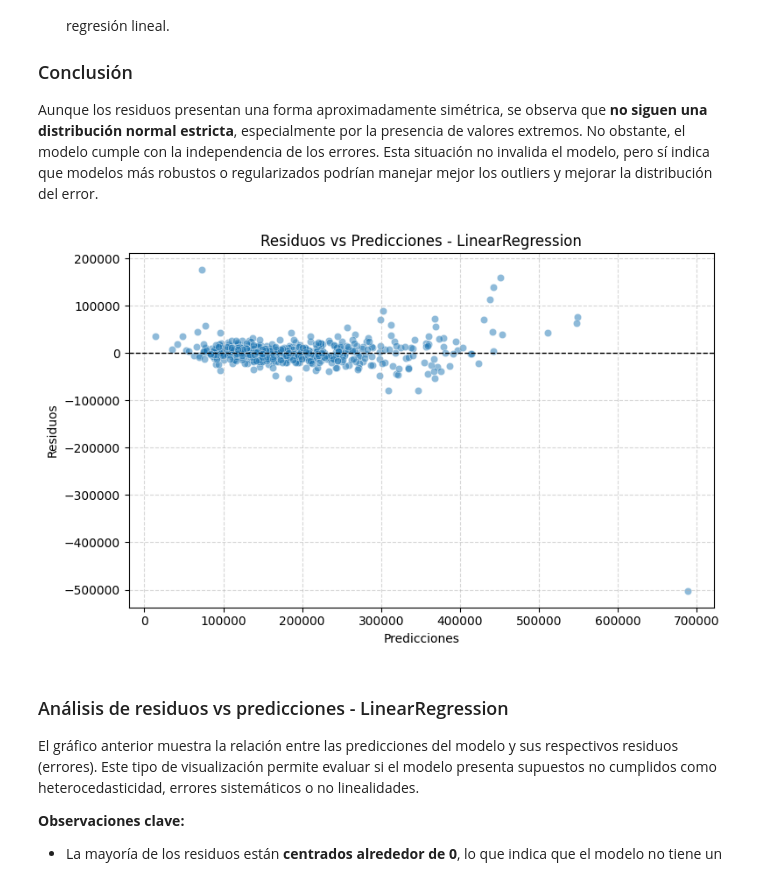
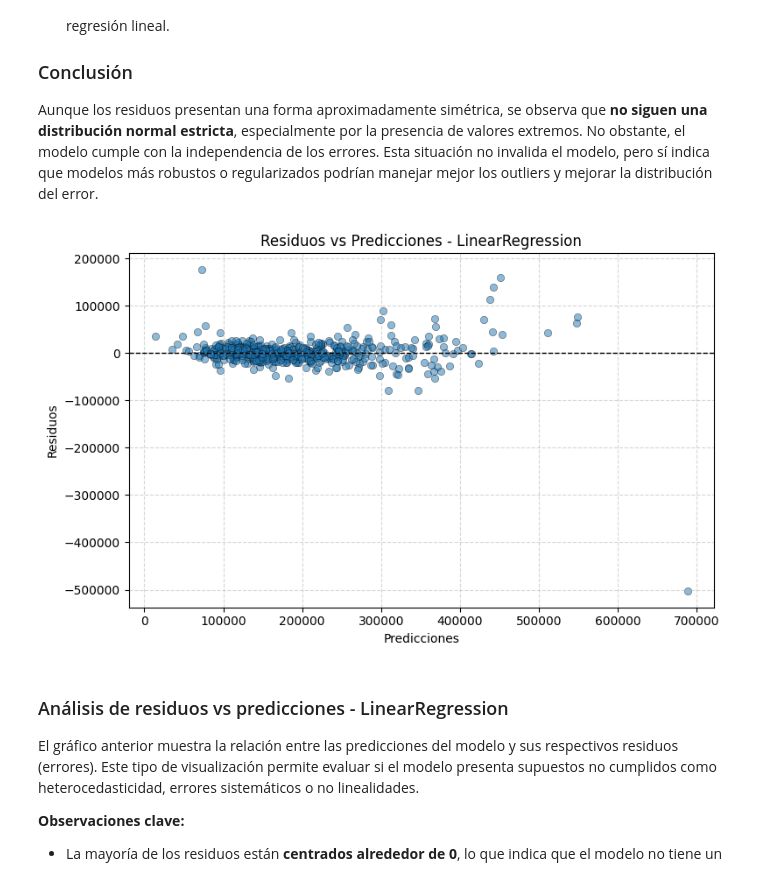
Before and after one commit to johanstevenbejarano/Teoria-de-Aprendizaje-Maquina, a Jupyter notebook: Parcial_1_TAM_2025-1/notebooks/LinearRegrresor.ipynb, the cells around one changed output. Saved outputs shown, nothing was run; the diff lists cells and outputs as text; code cells hidden in the pictures.

```diff
--- a/Parcial_1_TAM_2025-1/notebooks/LinearRegrresor.ipynb
+++ b/Parcial_1_TAM_2025-1/notebooks/LinearRegrresor.ipynb
@@ -590,19 +595,24 @@ Interpretación:
 
 Aunque los residuos presentan una forma aproximadamente simétrica, se observa que **no siguen una distribución normal estricta**, especialmente por la presencia de valores extremos. No obstante, el modelo cumple con la independencia de los errores. Esta situación no invalida el modelo, pero sí indica que modelos más robustos o regularizados podrían manejar mejor los outliers y mejorar la distribución del error.
 # %%
-# === Gráfico de Residuos vs Predicciones ===
+# === Predicciones y cálculo de residuos - LinearRegression ===
+y_pred_log_lr = modelo_lr.predict(X_test_scaled)      # predicción en log
+y_pred_lr = np.expm1(y_pred_log_lr)                   # reconversión a escala original
+residuos = y_test - y_pred_lr                         # cálculo de residuos
+
+# === Gráfico de Residuos vs Predicciones - LinearRegression ===
 plt.figure(figsize=(8, 5))
-sns.scatterplot(x=y_pred_lr, y=residuos, alpha=0.5)
+sns.scatterplot(x=y_pred_lr, y=residuos, alpha=0.5, edgecolor="k")
 plt.axhline(0, color="black", linestyle="--", linewidth=1)
 plt.title("Residuos vs Predicciones - LinearRegression")
 plt.xlabel("Predicciones")
 plt.ylabel("Residuos")
 plt.grid(True, linestyle="--", alpha=0.5)
 plt.tight_layout()
 plt.savefig("figuras/residuos_vs_pred_linearregression.png", dpi=300)
 plt.show()
 # %% [output]
-[figure, old version]
+[figure, new version]
 # %% [markdown]
 ### Análisis de residuos vs predicciones - LinearRegression
 
```
Also changed, not shown: parts of 3 cells of this notebook.
